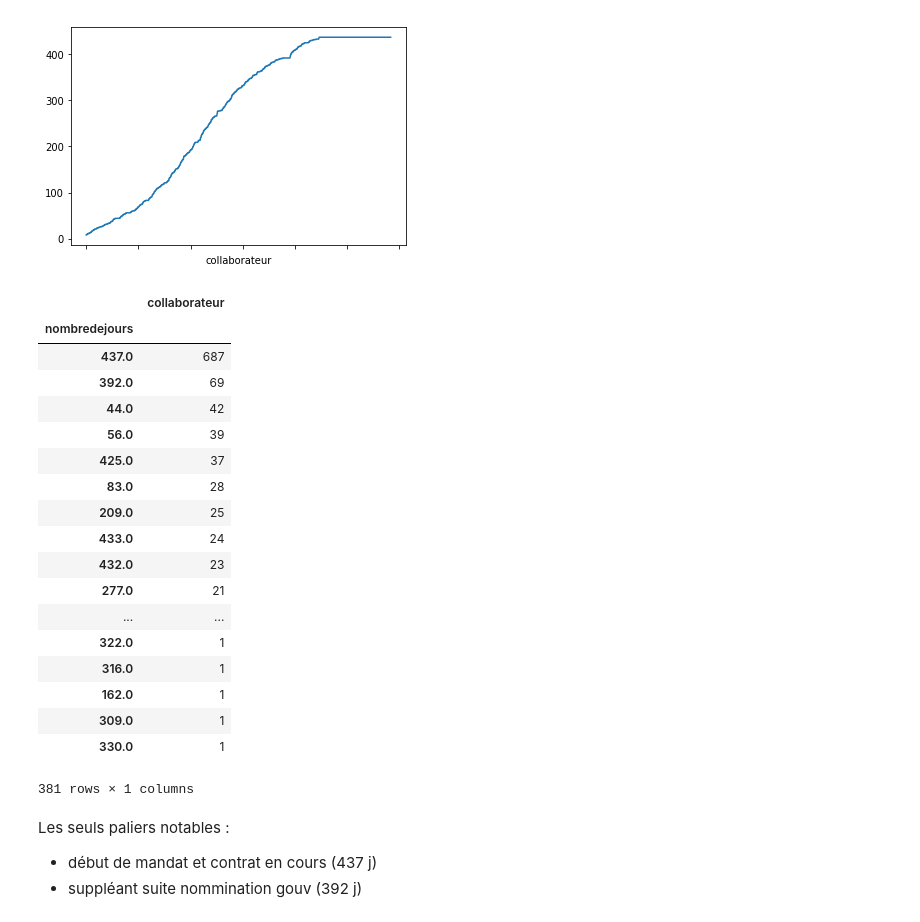
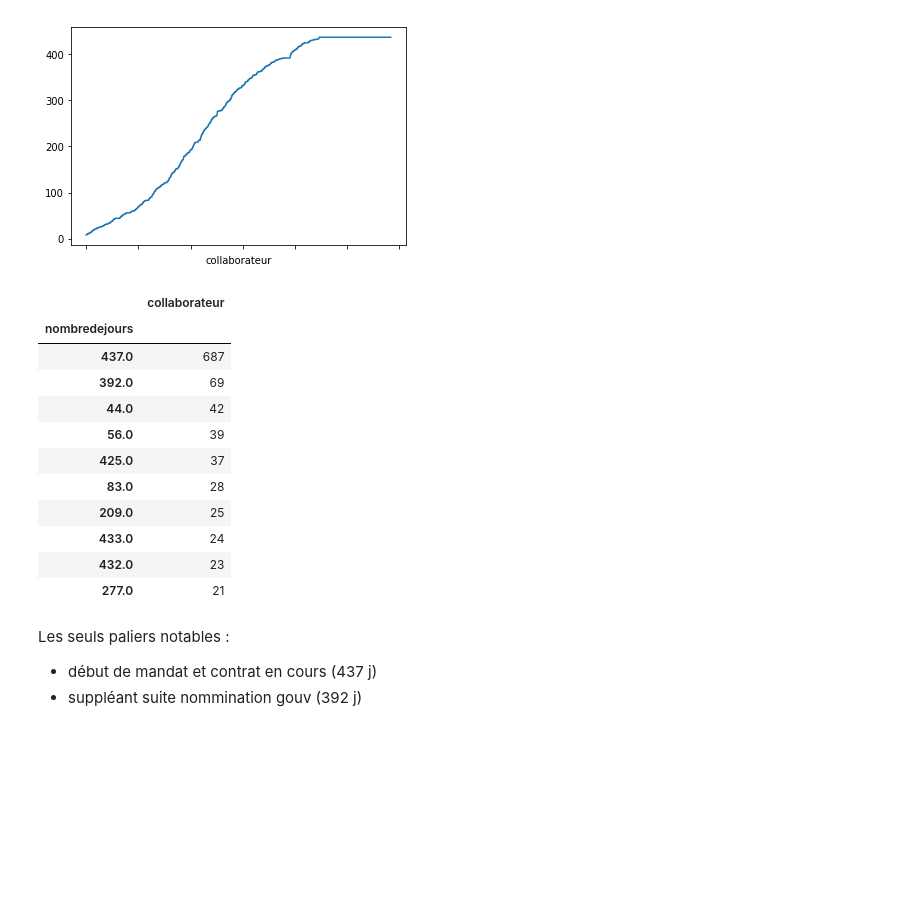
Before and after one commit to regardscitoyens/Collaborateurs-Parlement, a Jupyter notebook: exploitations/turnover.ipynb, the cells around one changed output. Drawn from its saved outputs; the diff is of its cells as text; code cells hidden in the pictures; blank space fills up the shorter version.

```diff
--- a/exploitations/turnover.ipynb
+++ b/exploitations/turnover.ipynb
@@ -188,27 +188,20 @@ contrats["nombredejours"].sort_values().plot()
 <matplotlib.axes._subplots.AxesSubplot at 0x...>
 [figure]
 # %%
-contrats.groupby("nombredejours").count().sort_values(by="collaborateur", ascending=False)
+contrats.groupby("nombredejours").count().sort_values(by="collaborateur", ascending=False).head(10)
 # %% [output]
 |  | collaborateur |
 | nombredejours |  |
 | 437.0 | 687 |
 | 392.0 | 69 |
 | 44.0 | 42 |
 | 56.0 | 39 |
 | 425.0 | 37 |
 | 83.0 | 28 |
 | 209.0 | 25 |
 | 433.0 | 24 |
 | 432.0 | 23 |
 | 277.0 | 21 |
-| ... | ... |
-| 322.0 | 1 |
-| 316.0 | 1 |
-| 162.0 | 1 |
-| 309.0 | 1 |
-| 330.0 | 1 |
-381 rows × 1 columns
 # %% [markdown]
 Les seuls paliers notables :
 
```
Also changed, not shown: parts of 4 cells of this notebook.
